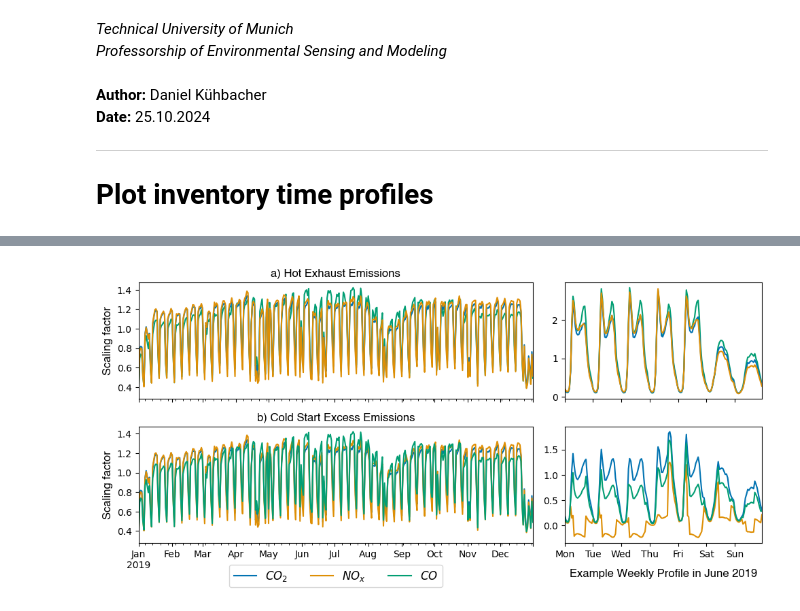
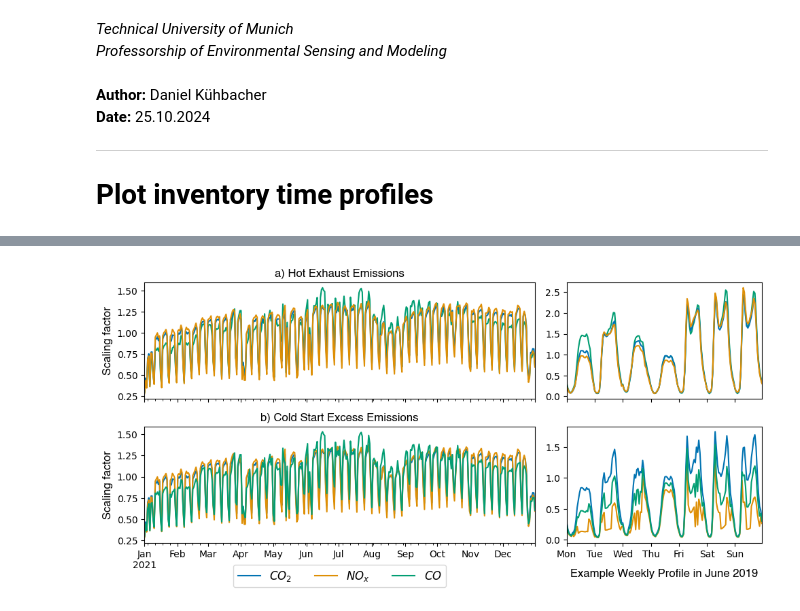
Before and after one commit to tum-esm/drive-inventory, a Jupyter notebook: notebooks/plotting and diagnostics/plot_inventory_timeprofiles.ipynb, the cells around one changed output, grey strips where cells are left out. Saved outputs shown, nothing was run; the diff lists cells and outputs as text; code cells hidden in the pictures.

```diff
--- a/notebooks/plotting and diagnostics/plot_inventory_timeprofiles.ipynb
+++ b/notebooks/plotting and diagnostics/plot_inventory_timeprofiles.ipynb
@@ -23,7 +23,7 @@ import seaborn as sns
 sys.path.append('../../utils')
 import data_paths
 # %%
-year = 2019
+year = 2021
 folderpath = data_paths.INVENTORY_PATH + 'temporal_profiles/'
 
 profile_fname = f'GNFR_F_hot_timeprofile_{year}.csv'
@@ -257,48 +179,47 @@ Freq: D, Name: scaling_factor, Length: 365, dtype: float64
 # %%
 fig, ax = plt.subplots(2,2, figsize=(10, 5), sharex='col', tight_layout=True, width_ratios=[2, 1])
 
 colors = sns.color_palette("colorblind")
 
-start_time_l = '2019-01-01'
-end_time_l = '2019-12-31'
+start_time_l = f'{year}-01-01'
+end_time_l = f'{year}-12-31'
 
-temp_profile.loc['CO2(rep)', 2019]['scaling_factor'].loc[start_time_l : end_time_l].resample('1d').mean().plot(ax = ax[1,0], label = '$CO_2$', color = colors[0])
-temp_profile.loc['NOx', 2019]['scaling_factor'].loc[start_time_l : end_time_l].resample('1d').mean().plot(ax = ax[1,0], label = '$NO_x$', color = colors[1])
-temp_profile.loc['CO', 2019]['scaling_factor'].loc[start_time_l : end_time_l].resample('1d').mean().plot(ax = ax[1,0], label = '$CO$', color = colors[2])
+temp_profile.loc['CO2(rep)', year]['scaling_factor'].loc[start_time_l : end_time_l].resample('1d').mean().plot(ax = ax[1,0], label = '$CO_2$', color = colors[0])
+temp_profile.loc['NOx', year]['scaling_factor'].loc[start_time_l : end_time_l].resample('1d').mean().plot(ax = ax[1,0], label = '$NO_x$', color = colors[1])
+temp_profile.loc['CO', year]['scaling_factor'].loc[start_time_l : end_time_l].resample('1d').mean().plot(ax = ax[1,0], label = '$CO$', color = colors[2])
 
-temp_profile.loc['CO', '2019'].loc[start_time_l:end_time_l]\
+temp_profile.loc['CO', year].loc[start_time_l:end_time_l]\
     ['scaling_factor'].resample('1d').mean().plot(ax = ax[0,0], label = '$CO$', color = colors[2])
-temp_profile.loc['CO2(rep)', '2019'].loc[start_time_l:end_time_l]\
+temp_profile.loc['CO2(rep)', year].loc[start_time_l:end_time_l]\
     ['scaling_factor'].resample('1d').mean().plot(ax = ax[0,0], label = '$CO_2$', color = colors[0])
-temp_profile.loc['NOx', '2019'].loc[start_time_l:end_time_l]\
+temp_profile.loc['NOx', year].loc[start_time_l:end_time_l]\
     ['scaling_factor'].resample('1d').mean().plot(ax = ax[0,0], label = '$NO_x$', color = colors[1])
-start_time = '2019-06-03'
-end_time = '2019-06-09'
+start_time = f'{year}-06-03'
+end_time = f'{year}-06-09'
 
-temp_cold_start.loc['CO2(rep)', 2019]['scaling_factor'].loc[start_time : end_time].plot(ax = ax[1,1], label = '$CO_2$', color = colors[0])
-temp_cold_start.loc['NOx', 2019]['scaling_factor'].loc[start_time : end_time].plot(ax = ax[1,1], label = '$NO_x$', color = colors[1])
-temp_cold_start.loc['CO', 2019]['scaling_factor'].loc[start_time : end_time].plot(ax = ax[1,1], label = '$CO$', color = colors[2])
-
-temp_profile.loc['CO', '2019'].loc[start_time:end_time]\
+temp_cold_start.loc['CO2(rep)', year]['scaling_factor'].loc[start_time : end_time].plot(ax = ax[1,1], label = '$CO_2$', color = colors[0])
+temp_cold_start.loc['NOx', year]['scaling_factor'].loc[start_time : end_time].plot(ax = ax[1,1], label = '$NO_x$', color = colors[1])
+temp_cold_start.loc['CO', year]['scaling_factor'].loc[start_time : end_time].plot(ax = ax[1,1], label = '$CO$', color = colors[2])
+temp_profile.loc['CO', year].loc[start_time:end_time]\
     ['scaling_factor'].plot(ax = ax[0,1], label = '$CO$', color = colors[2])
-temp_profile.loc['CO2(rep)', '2019'].loc[start_time:end_time]\
+temp_profile.loc['CO2(rep)', year].loc[start_time:end_time]\
     ['scaling_factor'].plot(ax = ax[0,1], label = '$CO_2$', color = colors[0])
-temp_profile.loc['NOx', '2019'].loc[start_time:end_time]\
+temp_profile.loc['NOx', year].loc[start_time:end_time]\
     ['scaling_factor'].plot(ax = ax[0,1], label = '$NO_x$', color = colors[1])
 
 ax[1,1].set_xticks(pd.date_range(start_time, end_time, freq='D'))
 ax[1,1].set_xticklabels(['Mon', 'Tue', 'Wed', 'Thu', 'Fri', 'Sat', 'Sun',])
 ax[1,1].set_xlabel('Example Weekly Profile in June 2019', fontsize = 12, font = 'Helvetica', labelpad = 10)
 
 ax[1,0].set_xlabel(' ')
 ax[1,0].legend(bbox_to_anchor =(0.5,-0.43), ncol = 3, loc = 'lower center', fontsize =12)
 
 ax[0,0].set_title('a) Hot Exhaust Emissions',font = 'Helvetica', fontsize = 12)
 ax[1,0].set_title('b) Cold Start Excess Emissions',font = 'Helvetica', fontsize = 12)
 
 ax[1,0].set_ylabel('Scaling factor', font = 'Helvetica', fontsize = 12)
 ax[0,0].set_ylabel('Scaling factor', font = 'Helvetica', fontsize = 12)
 
 plt.show()
 # %% [output]
-[figure, old version]
+[figure, new version]
```
Also changed, not shown: parts of 9 cells of this notebook, 1 other file.
